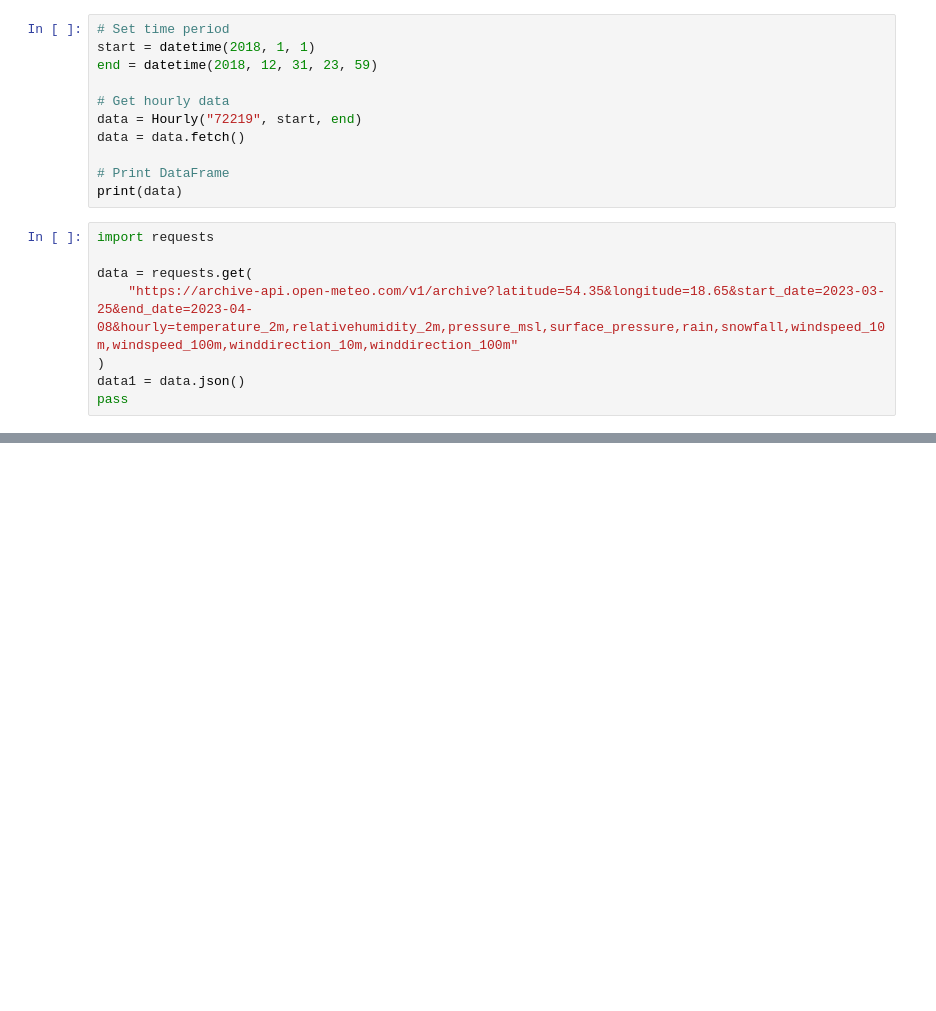
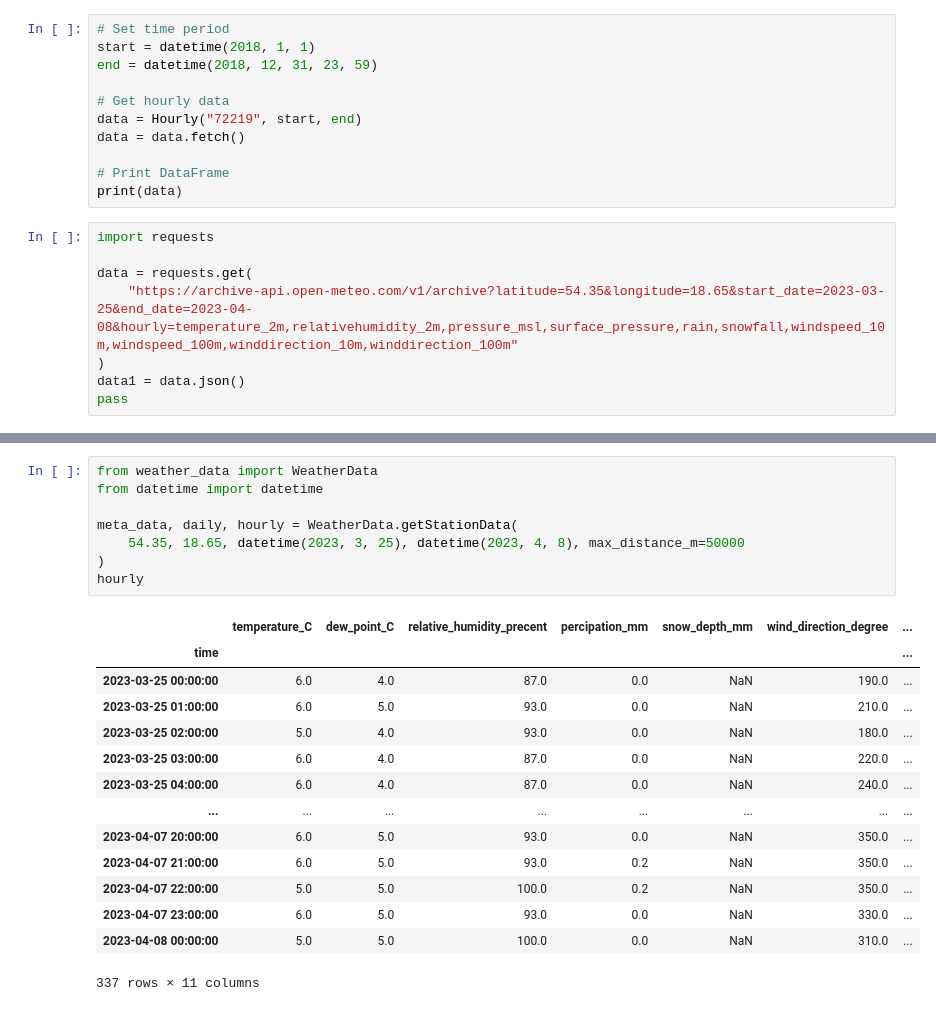
Before and after one commit to TheisNiklas/particulate-matter-prediction, a Jupyter notebook: src/weatherdata/meteostat_prep.ipynb, the cells around one changed output, grey strips where cells are left out. Cells and saved outputs as stored; diff of their text form; blank space fills up the shorter version.

```diff
--- a/src/weatherdata/meteostat_prep.ipynb
+++ b/src/weatherdata/meteostat_prep.ipynb
@@ -60,0 +143,23 @@ ModuleNotFoundError: No module named 'weatherdata'
+# %%
+from weather_data import WeatherData
+from datetime import datetime
+
+meta_data, daily, hourly = WeatherData.getStationData(
+    54.35, 18.65, datetime(2023, 3, 25), datetime(2023, 4, 8), max_distance_m=50000
+)
+hourly
+# %% [output]
+|  | temperature_C | dew_point_C | relative_humidity_precent | percipation_mm | snow_depth_mm | wind_direction_degree | ... |
+| time |  |  |  |  |  |  | ... |
+| 2023-03-25 00:00:00 | 6.0 | 4.0 | 87.0 | 0.0 | NaN | 190.0 | ... |
+| 2023-03-25 01:00:00 | 6.0 | 5.0 | 93.0 | 0.0 | NaN | 210.0 | ... |
+| 2023-03-25 02:00:00 | 5.0 | 4.0 | 93.0 | 0.0 | NaN | 180.0 | ... |
+| 2023-03-25 03:00:00 | 6.0 | 4.0 | 87.0 | 0.0 | NaN | 220.0 | ... |
+| 2023-03-25 04:00:00 | 6.0 | 4.0 | 87.0 | 0.0 | NaN | 240.0 | ... |
+| ... | ... | ... | ... | ... | ... | ... | ... |
+| 2023-04-07 20:00:00 | 6.0 | 5.0 | 93.0 | 0.0 | NaN | 350.0 | ... |
+| 2023-04-07 21:00:00 | 6.0 | 5.0 | 93.0 | 0.2 | NaN | 350.0 | ... |
+| 2023-04-07 22:00:00 | 5.0 | 5.0 | 100.0 | 0.2 | NaN | 350.0 | ... |
+| 2023-04-07 23:00:00 | 6.0 | 5.0 | 93.0 | 0.0 | NaN | 330.0 | ... |
+| 2023-04-08 00:00:00 | 5.0 | 5.0 | 100.0 | 0.0 | NaN | 310.0 | ... |
+337 rows × 11 columns
```
Also changed, not shown: parts of 6 cells of this notebook, 1 other file.
